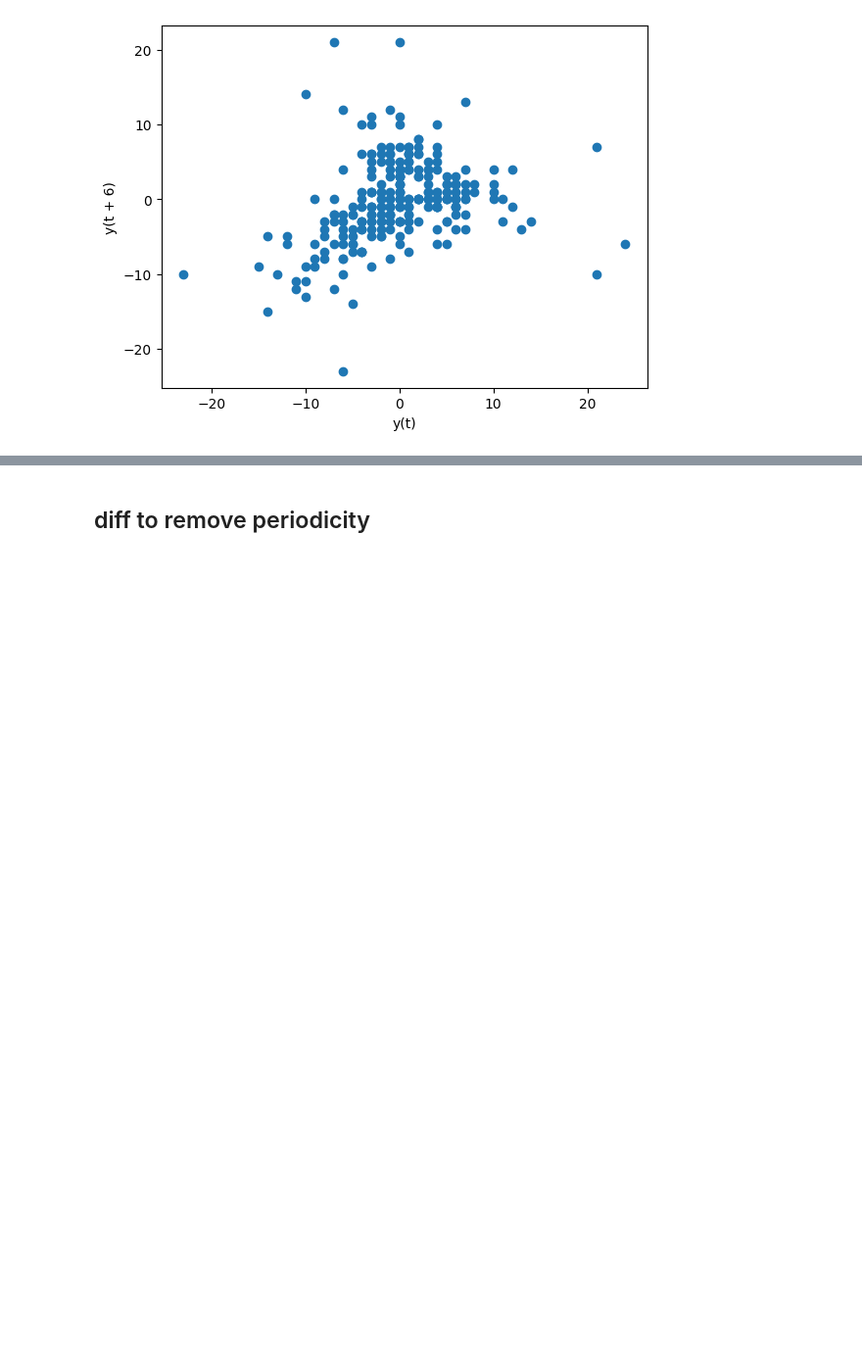
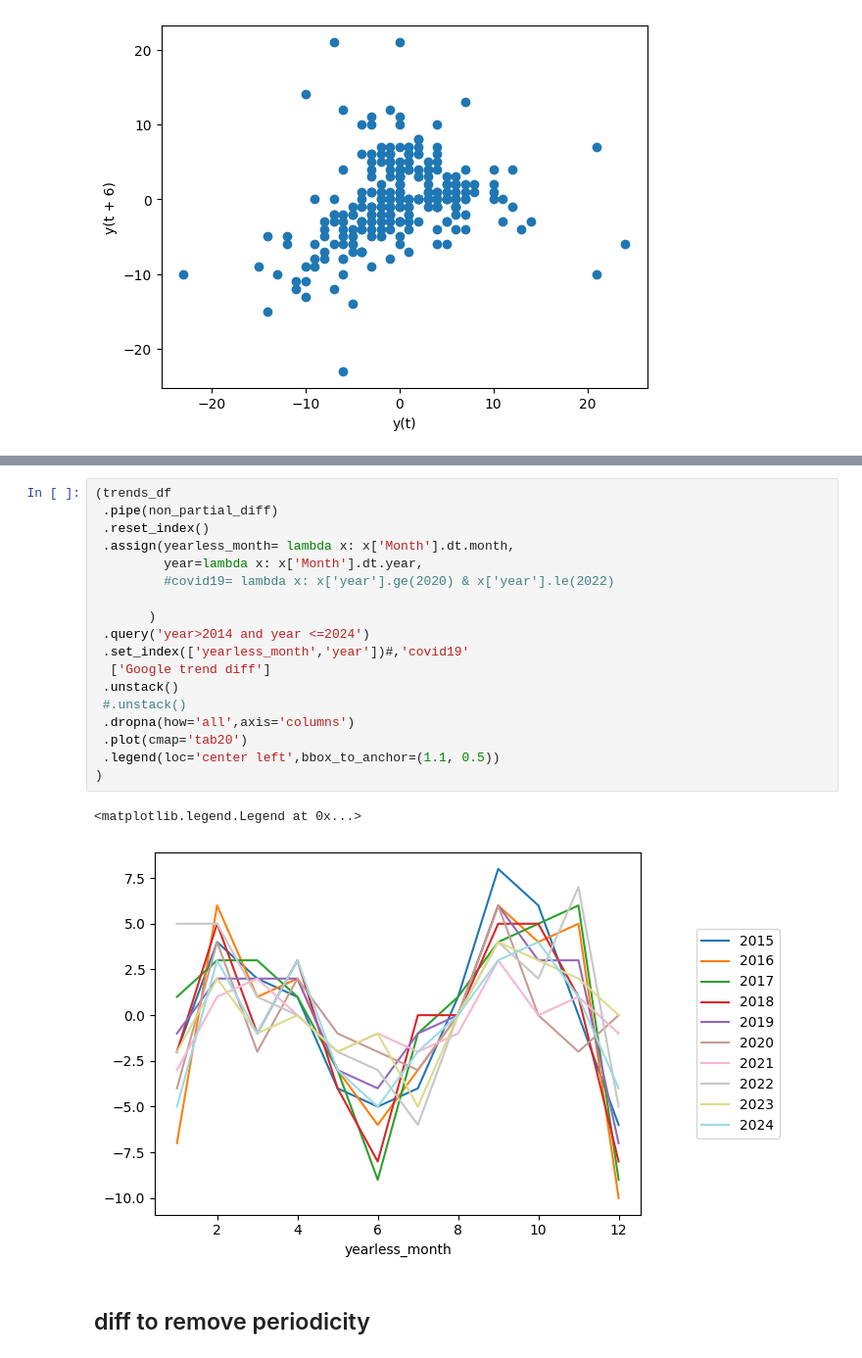
Before and after one commit to stelios-c/sig_proc, a Jupyter notebook: pydata_london2025/timeseries.ipynb, the cells around one changed output, grey strips where cells are left out. Shown at 98% size. Saved outputs shown, nothing was run; the diff lists cells and outputs as text; blank space fills up the shorter version.

```diff
--- a/pydata_london2025/timeseries.ipynb
+++ b/pydata_london2025/timeseries.ipynb
@@ -228,3 +251,24 @@ np.float64(0.3011237691981302)
+# %%
+(trends_df
+ .pipe(non_partial_diff)
+ .reset_index()
+ .assign(yearless_month= lambda x: x['Month'].dt.month,
+         year=lambda x: x['Month'].dt.year,
+         #covid19= lambda x: x['year'].ge(2020) & x['year'].le(2022)
+
+       )
+ .query('year>2014 and year <=2024')
+ .set_index(['yearless_month','year'])#,'covid19'
+  ['Google trend diff']
+ .unstack()
+ #.unstack()
+ .dropna(how='all',axis='columns')
+ .plot(cmap='tab20')
+ .legend(loc='center left',bbox_to_anchor=(1.1, 0.5))
+)
+# %% [output]
+<matplotlib.legend.Legend at 0x...>
+[figure, added]
 # %% [markdown]
 ## diff to remove periodicity
 # %%
```
Also changed, not shown: parts of 13 cells of this notebook.
